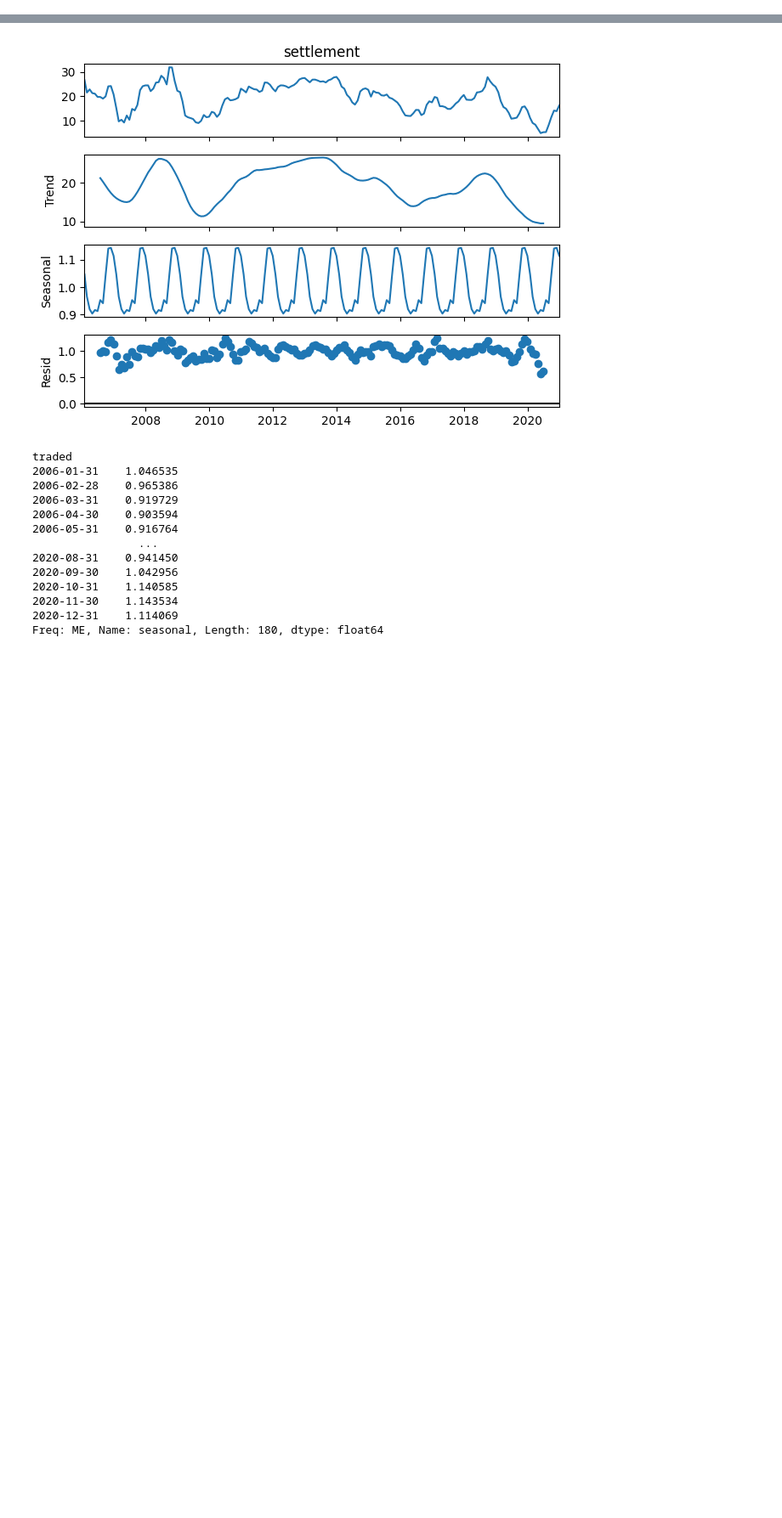
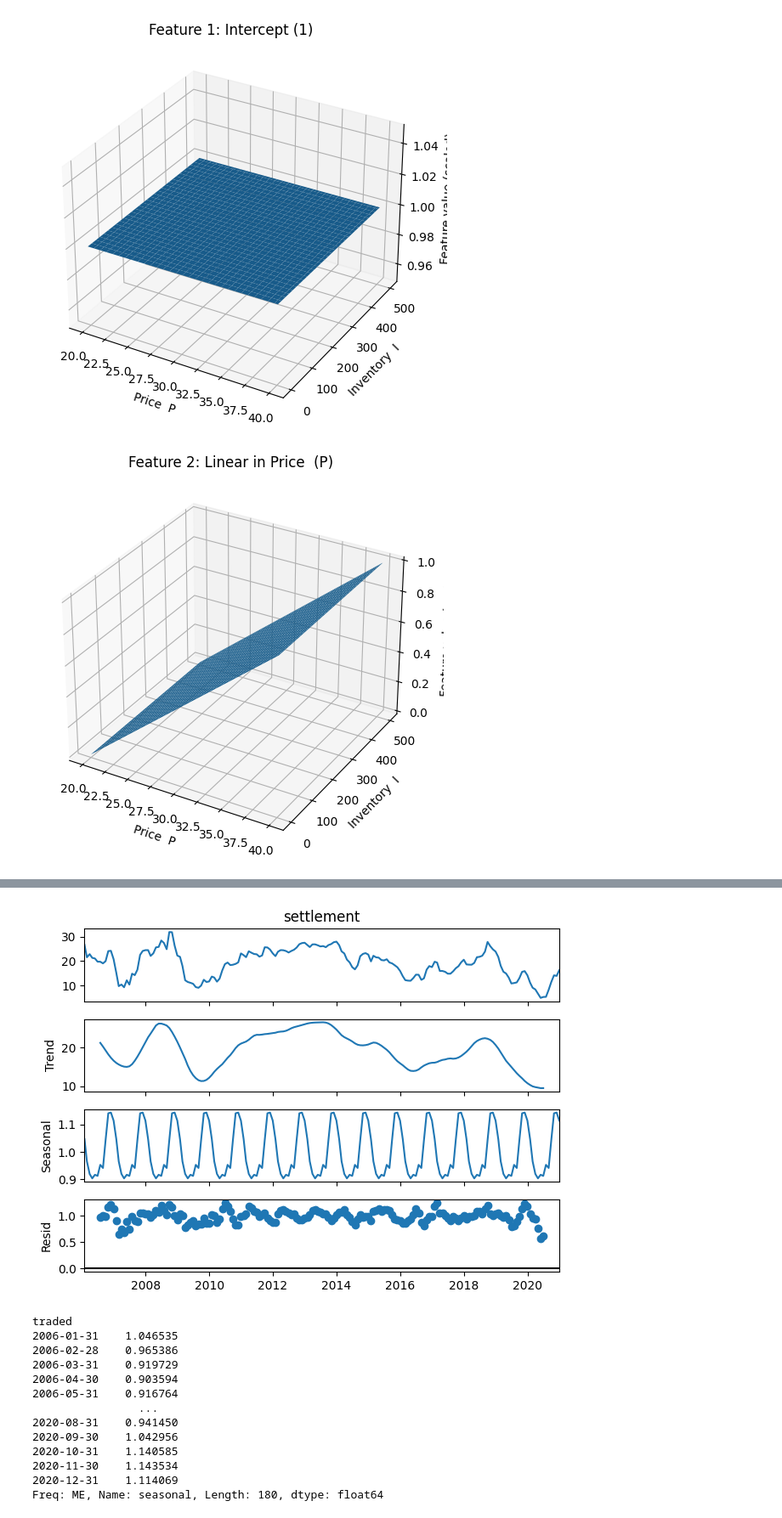
Before and after one commit to DenisSvecSPP/Storage_optimization, a Jupyter notebook: monte.ipynb, the cells around one changed output, grey strips where cells are left out. Shown at 85% size. Saved outputs shown, nothing was run; the diff lists cells and outputs as text; code cells hidden in the pictures; blank space fills up the shorter version.

```diff
--- a/monte.ipynb
+++ b/monte.ipynb
@@ -10,3 +10,50 @@ from statsmodels.tsa.seasonal import seasonal_decompose
 
 from historicl_movement_functions.ttf_download_hisotry import ttf_download_hisotry_func
 from datetime import datetime
+# %%
+# Visualizing the six basis functions used in the LSMC continuation-value regression.
+# Each chart is its own figure (no subplots), using matplotlib (no seaborn), and no explicit colors.
+import numpy as np
+import matplotlib.pyplot as plt
+from mpl_toolkits.mplot3d import Axes3D  # noqa: F401
+
+# Grid for price (P) and inventory (I)
+P = np.linspace(20, 40, 60)
+I = np.linspace(0, 500, 60)
+PP, II = np.meshgrid(P, I)
+
+# Raw (unnormalized) basis functions
+F1 = np.ones_like(PP)        # intercept
+F2 = PP                      # P
+F3 = II                      # I
+F4 = PP * II                 # P*I
+F5 = PP**2                   # P^2
+F6 = II**2                   # I^2
+
+def norm_surface(Z):
+    zmin, zmax = np.min(Z), np.max(Z)
+    if zmax - zmin < 1e-12:
+        return Z  # constant surface
+    return (Z - zmin) / (zmax - zmin)
+
+def plot_surface(Z, title):
+    Zs = norm_surface(Z)
+    fig = plt.figure(figsize=(7, 5))
+    ax = fig.add_subplot(111, projection='3d')
+    ax.plot_surface(PP, II, Zs, linewidth=0, antialiased=True)
+    ax.set_xlabel("Price  P")
+    ax.set_ylabel("Inventory  I")
+    ax.set_zlabel("Feature value (scaled)")
+    ax.set_title(title)
+    plt.tight_layout()
+    plt.show()
+
+plot_surface(F1, "Feature 1: Intercept (1)")
+plot_surface(F2, "Feature 2: Linear in Price  (P)")
+plot_surface(F3, "Feature 3: Linear in Inventory  (I)")
+plot_surface(F4, "Feature 4: Interaction  (P · I)")
+plot_surface(F5, "Feature 5: Quadratic in Price  (P^2)")
+plot_surface(F6, "Feature 6: Quadratic in Inventory  (I^2)")
+# %% [output]
+[figure, added]
+[figure, added]
```
Also changed, not shown: parts of 14 cells of this notebook, 1 other file.
